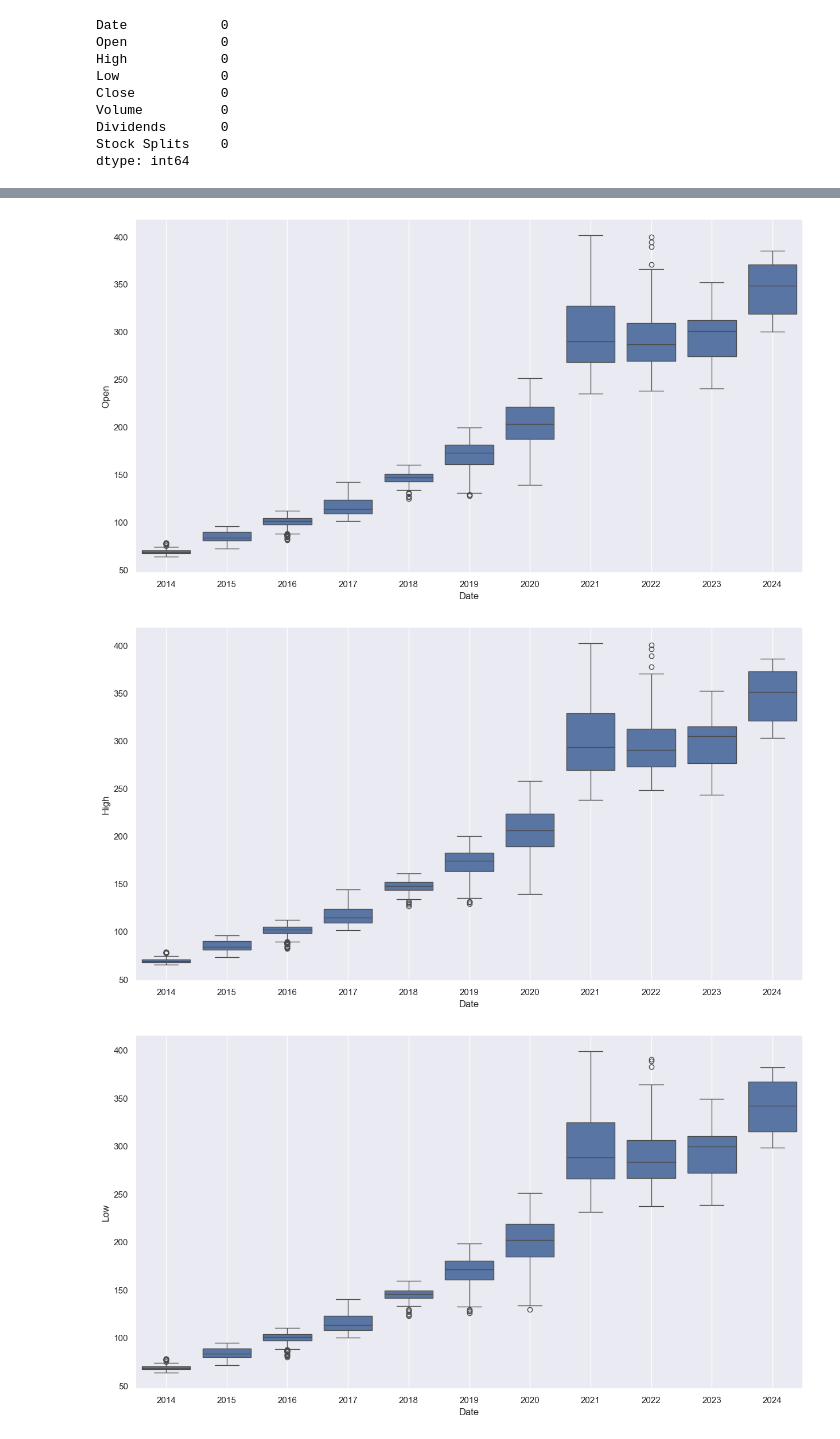
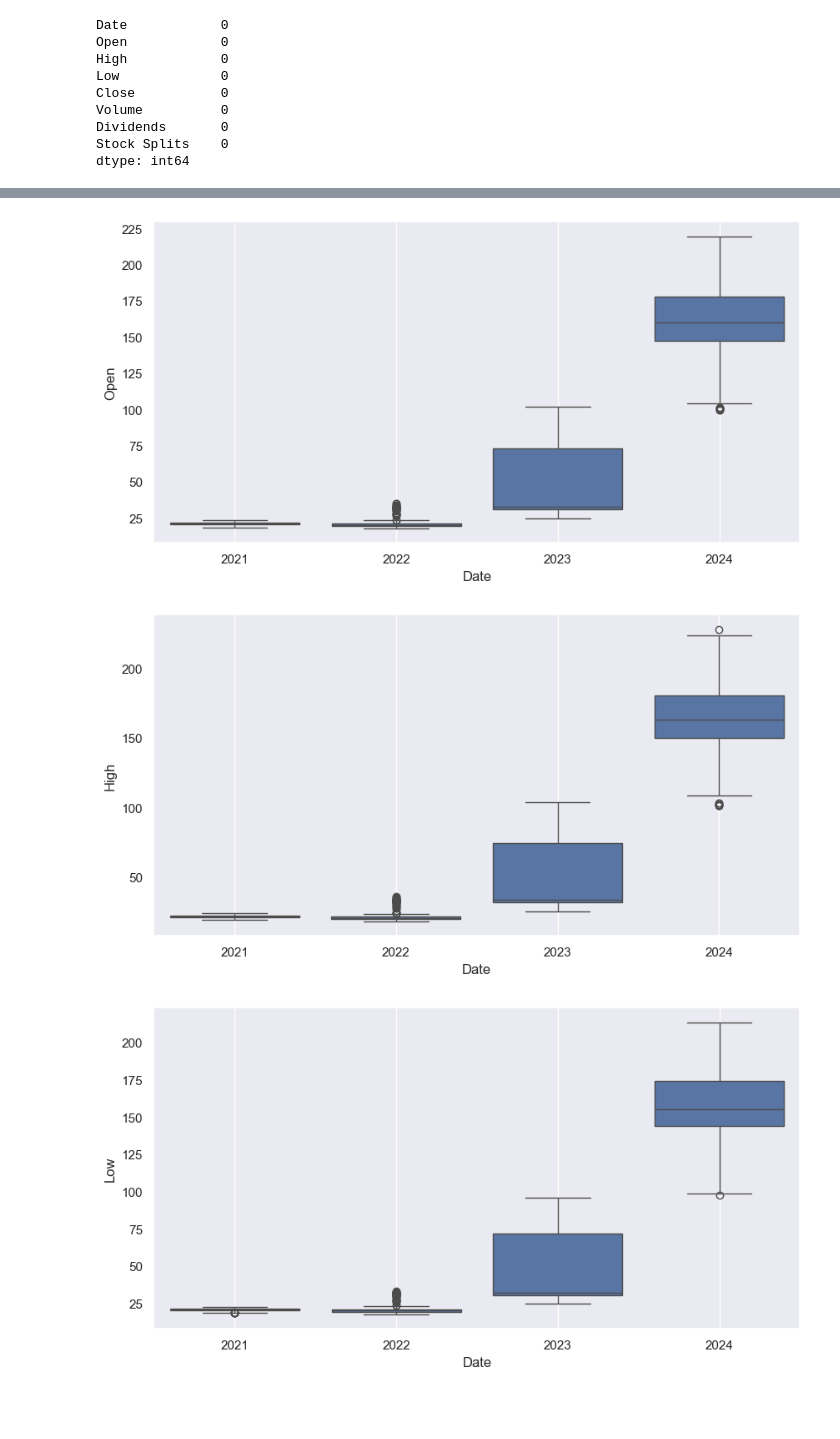
Before and after one commit to shekhar-banerjee96/Stock-Analysis, a Jupyter notebook: TimeSeries.ipynb, the cells around one changed output, grey strips where cells are left out. Saved outputs shown, nothing was run; the diff lists cells and outputs as text; code cells hidden in the pictures; blank space fills up the shorter version.

```diff
--- a/TimeSeries.ipynb
+++ b/TimeSeries.ipynb
@@ -23,5 +23,5 @@ import plotly.graph_objects as go
 # %%
 import yfinance as yf
 
-acc = yf.Ticker("ACN")
+stk = yf.Ticker("IRFC.NS")
 # %%
@@ -31,3 +31,3 @@ avg_vol = acc_info[acc_info.index == 'averageVolume']
 # %%
-acc_hist = acc.history(period = '10y')
+stk_hist = stk.history(period = '10y')
 # %%
@@ -48,4 +48,4 @@ acc_hist.head(10)
 # %%
-acc_hist.reset_index(inplace=True)
-acc_hist['Date'] = pd.to_datetime(acc_hist['Date']).dt.date
+stk_hist.reset_index(inplace=True)
+stk_hist['Date'] = pd.to_datetime(stk_hist['Date']).dt.date
 # %%
@@ -118,5 +129,5 @@ acc_hist.describe()
 # %%
-df = acc_hist.drop(['Dividends','Stock Splits'],axis=1)
+df = stk_hist.drop(['Dividends','Stock Splits'],axis=1)
 # %%
 df.head()
 # %% [output]
@@ -178,11 +189,11 @@ memory usage: 118.2+ KB
 df['Date'] = pd.to_datetime(df['Date'])
 # %%
 for i in df.columns[1:] :
-    plt.figure(figsize=(15,8))
+    plt.figure(figsize=(10,5))
     sns.boxplot(x= df['Date'].dt.year, y=df[i] )
     plt.grid()
     plt.show()
 # %% [output]
-[figure, old version]
+[figure, new version]
-[figure, old version]
+[figure, new version]
-[figure, old version]
+[figure, new version]
```
Also changed, not shown: parts of 63 cells of this notebook, 2 other files.
